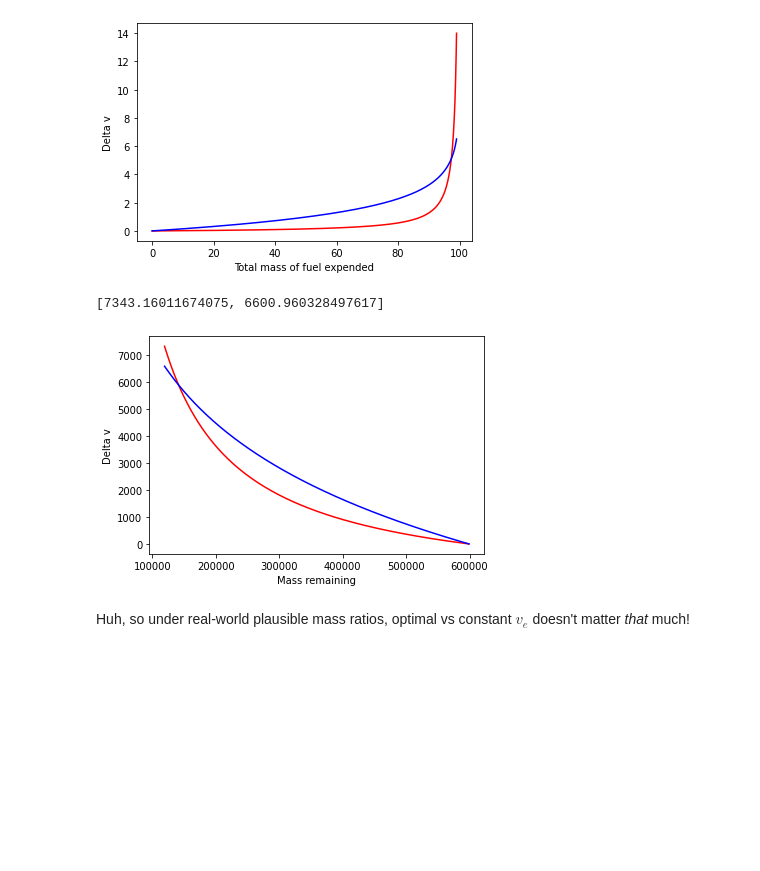
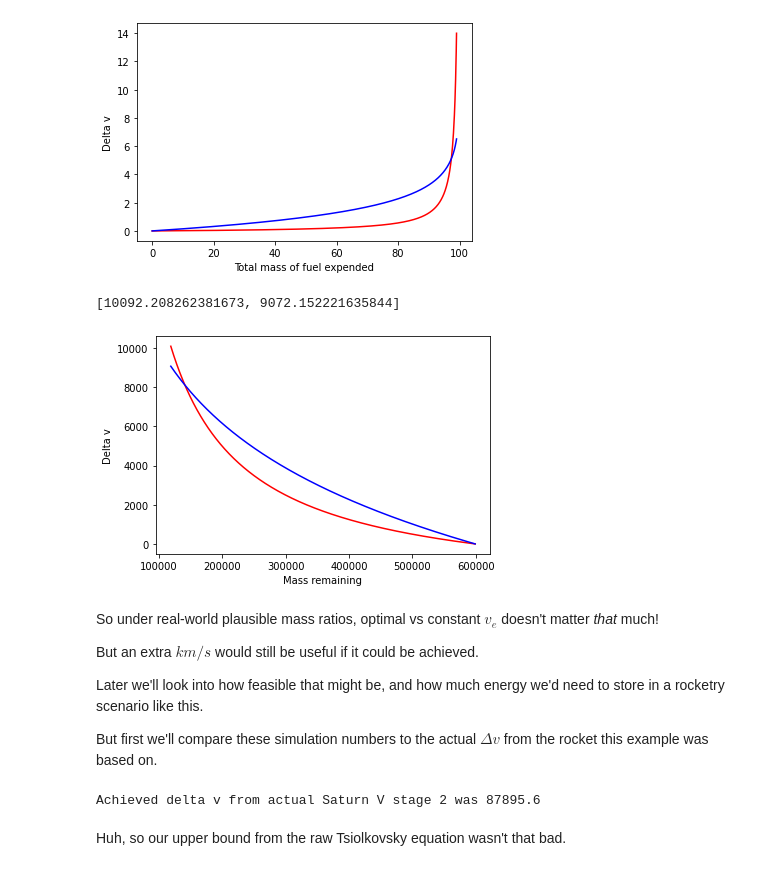
Before and after one commit to mds2/rocketry, a Jupyter notebook: rocket equations.ipynb, the cells around one changed output. Saved outputs shown, nothing was run; the diff lists cells and outputs as text; code cells hidden in the pictures; blank space fills up the shorter version.

```diff
--- a/rocket equations.ipynb
+++ b/rocket equations.ipynb
@@ -162,24 +162,41 @@ Text(0, 0.5, 'Delta v')
 # %%
 ## Let's try with some physically plausible numbers
 
-h_energy_density = 141.8e6 / 17  # 141.8e6 is from wikipedia, dividing by 17 is because we need to carry oxygen
+h_energy_density = 141.8e6 / 9  # 141.8e6 is from wikipedia, dividing by 18 is because we need to carry oxygen
+# we need to carry 16 mass for every 2 mass of H2
 
 saturn_v_booster_mass = 2.3e6
 saturn_v_stage_2_mass = 0.48e6
 saturn_v_stage_3_mass = 0.119e6
 
 m_i = saturn_v_stage_3_mass + saturn_v_stage_2_mass
 m_f = saturn_v_stage_3_mass
 
 masses = [m_f + 0.001 * i * saturn_v_stage_2_mass for i in range(1001)]
 
 plt.plot(masses, [deltav_optimal(m_i, m_f, h_energy_density, m) for m in masses], 'r-')
 plt.plot(masses, [deltav_constant(m_i, m_f, h_energy_density, m) for m in masses], 'b-')
 plt.xlabel("Mass remaining")
 plt.ylabel("Delta v")
 print(str([deltav_optimal(m_i, m_f, h_energy_density), deltav_constant(m_i, m_f, h_energy_density)]))
 # %% [output]
-[7343.16011674075, 6600.960328497617]
+[10092.208262381673, 9072.152221635844]
-[figure, old version]
+[figure, new version]
-# %% [markdown]
-Huh, so under real-world plausible mass ratios, optimal vs constant $v_e$ doesn't matter *that* much!
+# %% [markdown]
+So under real-world plausible mass ratios, optimal vs constant $v_e$ doesn't matter *that* much!
+
+But an extra $km/s$ would still be useful if it could be achieved.
+
+Later we'll look into how feasible that might be, and how much energy we'd need to store in a rocketry scenario like this.
+
+But first we'll compare these simulation numbers to the actual $\Delta v$ from the rocket this example was based on.
+# %%
+# Let's compare to the actual Saturn-V second stage delta v
+vf_kmh = 25181
+vi_ms = 2756
+delta_v_m_per_s = (3600/1000) * vf_kmh - vi_ms
+print("Achieved delta v from actual Saturn V stage 2 was " + str(delta_v_m_per_s))
+# %% [output]
+Achieved delta v from actual Saturn V stage 2 was 87895.6
+# %% [markdown]
+Huh, so our upper bound from the raw Tsiolkovsky equation wasn't that bad.
```
Also changed, not shown: parts of 2 cells of this notebook.
